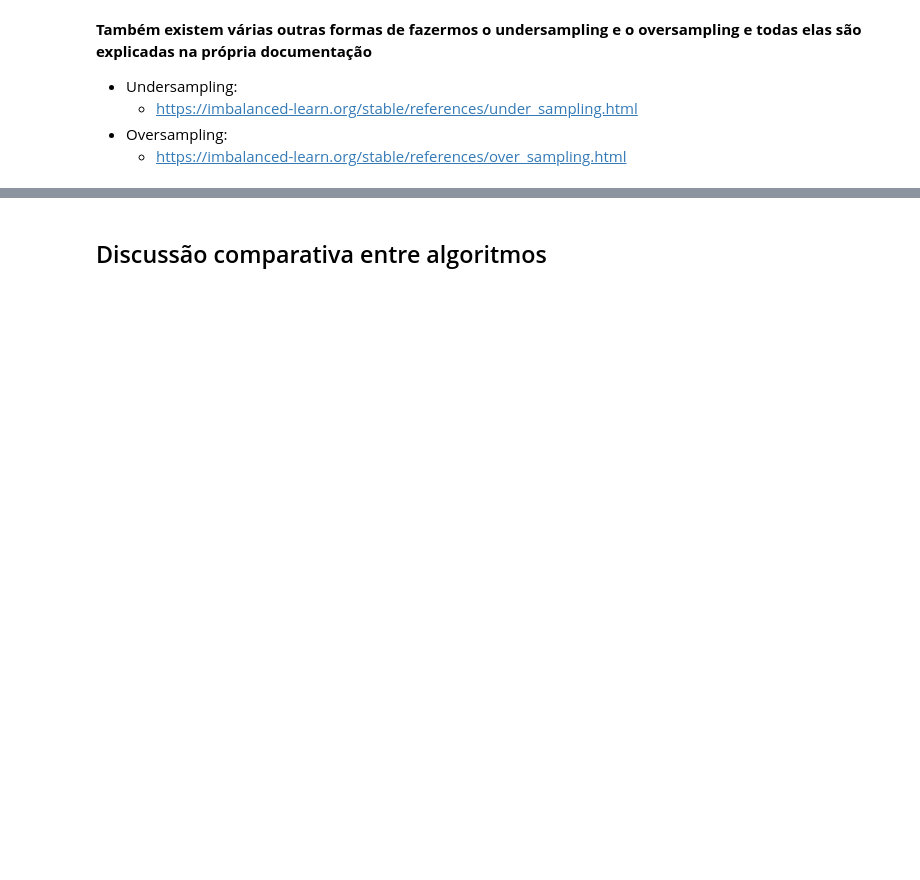
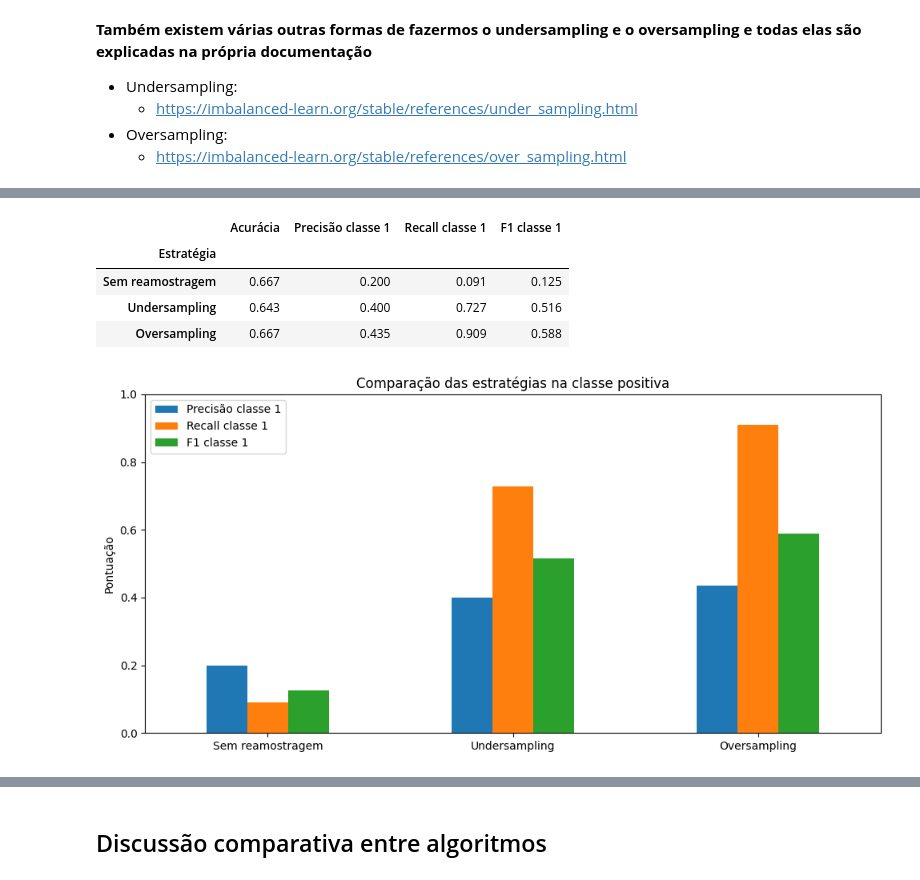
Before and after one commit to drcassar/biblioteca_real, a Jupyter notebook: Aprendizado de Máquina/Dados desbalanceados/T26 - Abraham Enrique Guzman Contreras/Esfinge.ipynb, the cells around one changed output, grey strips where cells are left out. Drawn from its saved outputs; the diff is of its cells as text; code cells hidden in the pictures; blank space fills up the shorter version.

```diff
--- a/Aprendizado de Máquina/Dados desbalanceados/T26 - Abraham Enrique Guzman Contreras/Esfinge.ipynb
+++ b/Aprendizado de Máquina/Dados desbalanceados/T26 - Abraham Enrique Guzman Contreras/Esfinge.ipynb
@@ -662,0 +879,34 @@ Acurácia = 50.00%
+# %%
+def calcular_metricas(nome, y_real, y_pred):
+    return {
+        "Estratégia": nome,
+        "Acurácia": accuracy_score(y_real, y_pred),
+        "Precisão classe 1": precision_score(y_real, y_pred, zero_division=0),
+        "Recall classe 1": recall_score(y_real, y_pred, zero_division=0),
+        "F1 classe 1": f1_score(y_real, y_pred, zero_division=0)
+    }
+
+resultados = pd.DataFrame([
+    calcular_metricas("Sem reamostragem", y_teste, pred_sem),
+    calcular_metricas("Undersampling", y_teste, y_predito_rl_us),
+    calcular_metricas("Oversampling", y_teste, y_predito_rl_os)
+]).set_index("Estratégia")
+
+display(resultados.style.format("{:.3f}"))
+
+resultados[["Precisão classe 1", "Recall classe 1", "F1 classe 1"]].plot(
+    kind="bar", figsize=(10, 5), ylim=(0, 1), rot=0
+)
+plt.title("Comparação das estratégias na classe positiva")
+plt.ylabel("Pontuação")
+plt.xlabel("")
+plt.legend(loc="best")
+plt.tight_layout()
+plt.show()
+# %% [output]
+|  | Acurácia | Precisão classe 1 | Recall classe 1 | F1 classe 1 |
+| Estratégia |  |  |  |  |
+| Sem reamostragem | 0.667 | 0.200 | 0.091 | 0.125 |
+| Undersampling | 0.643 | 0.400 | 0.727 | 0.516 |
+| Oversampling | 0.667 | 0.435 | 0.909 | 0.588 |
+[figure, added]
```
Also changed, not shown: parts of 88 cells of this notebook.
